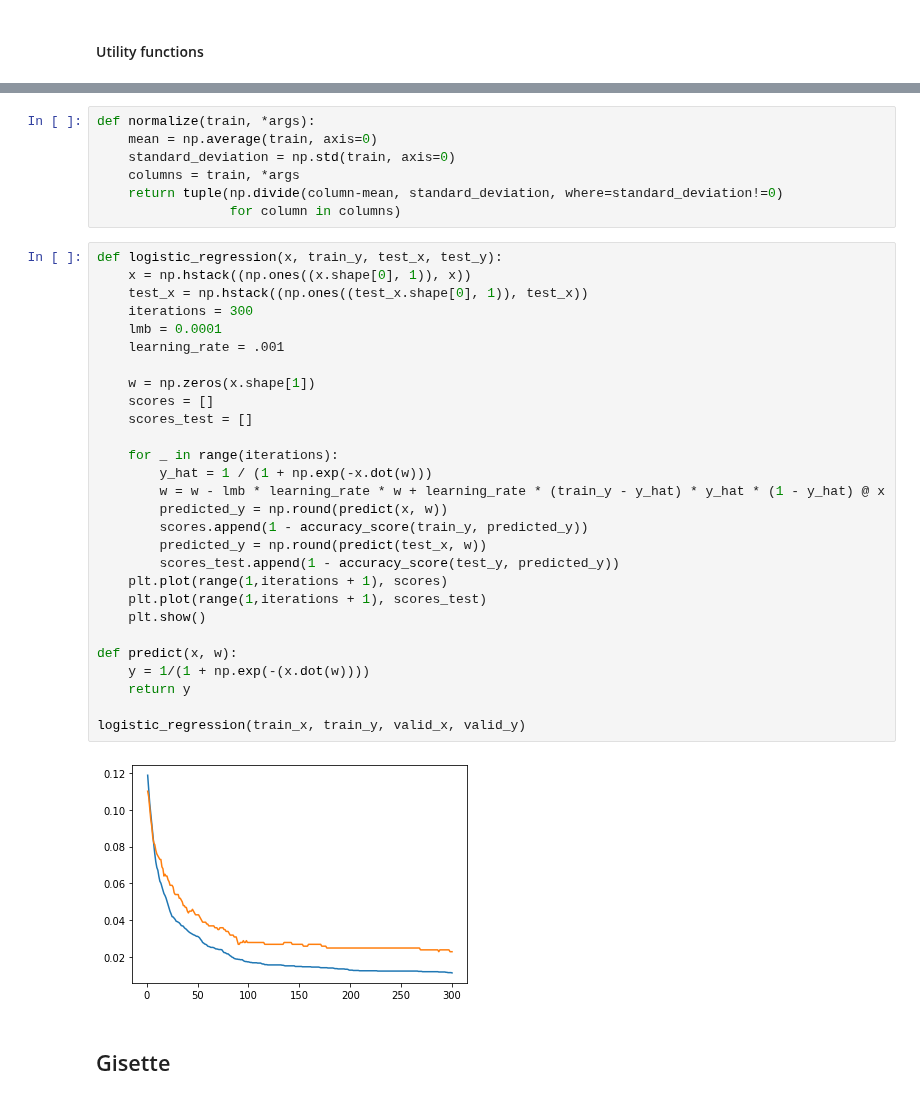
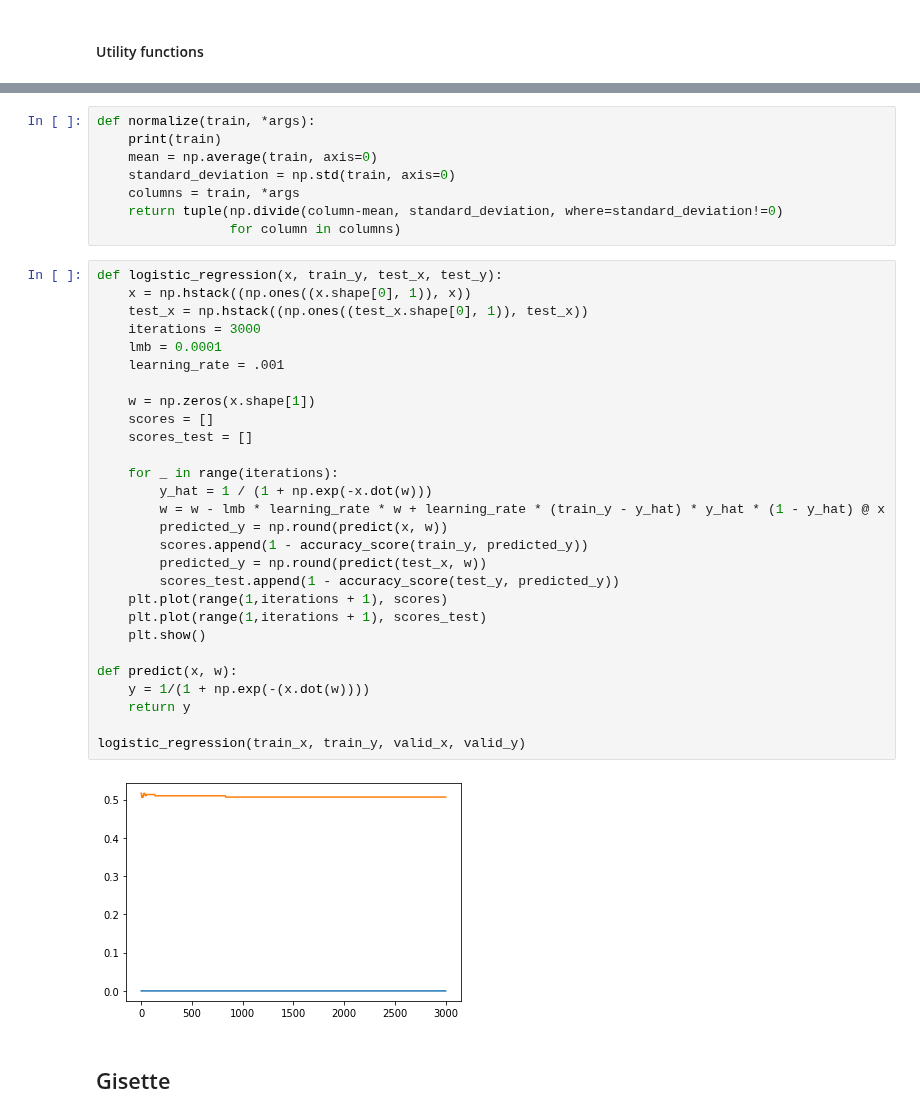
Before and after one commit to Kosaro/MachineLearningAssignments, a Jupyter notebook: Logistic Regression.ipynb, the cells around one changed output, grey strips where cells are left out. Saved outputs shown, nothing was run; the diff lists cells and outputs as text.

```diff
--- a/Logistic Regression.ipynb
+++ b/Logistic Regression.ipynb
@@ -73,6 +73,7 @@ def get_dexter():
     return train_x, train_y, valid_x, valid_y, test_x
 # %%
 def normalize(train, *args):
+    print(train)
     mean = np.average(train, axis=0)
     standard_deviation = np.std(train, axis=0)
     columns = train, *args
@@ -81,33 +82,33 @@ def normalize(train, *args):
 # %%
 def logistic_regression(x, train_y, test_x, test_y):
     x = np.hstack((np.ones((x.shape[0], 1)), x))
     test_x = np.hstack((np.ones((test_x.shape[0], 1)), test_x))
-    iterations = 300
+    iterations = 3000
     lmb = 0.0001
     learning_rate = .001
 
     w = np.zeros(x.shape[1])
     scores = []
     scores_test = []
 
     for _ in range(iterations):
         y_hat = 1 / (1 + np.exp(-x.dot(w)))
         w = w - lmb * learning_rate * w + learning_rate * (train_y - y_hat) * y_hat * (1 - y_hat) @ x
         predicted_y = np.round(predict(x, w))
         scores.append(1 - accuracy_score(train_y, predicted_y))
         predicted_y = np.round(predict(test_x, w))
         scores_test.append(1 - accuracy_score(test_y, predicted_y))
     plt.plot(range(1,iterations + 1), scores)
     plt.plot(range(1,iterations + 1), scores_test)
     plt.show()
 
 def predict(x, w):
     y = 1/(1 + np.exp(-(x.dot(w))))
     return y
 
 logistic_regression(train_x, train_y, valid_x, valid_y)
 # %% [output]
-[figure, old version]
+[figure, new version]
 # %% [markdown]
 ## Gisette
 # %%
```
Also changed, not shown: parts of 8 cells of this notebook.
